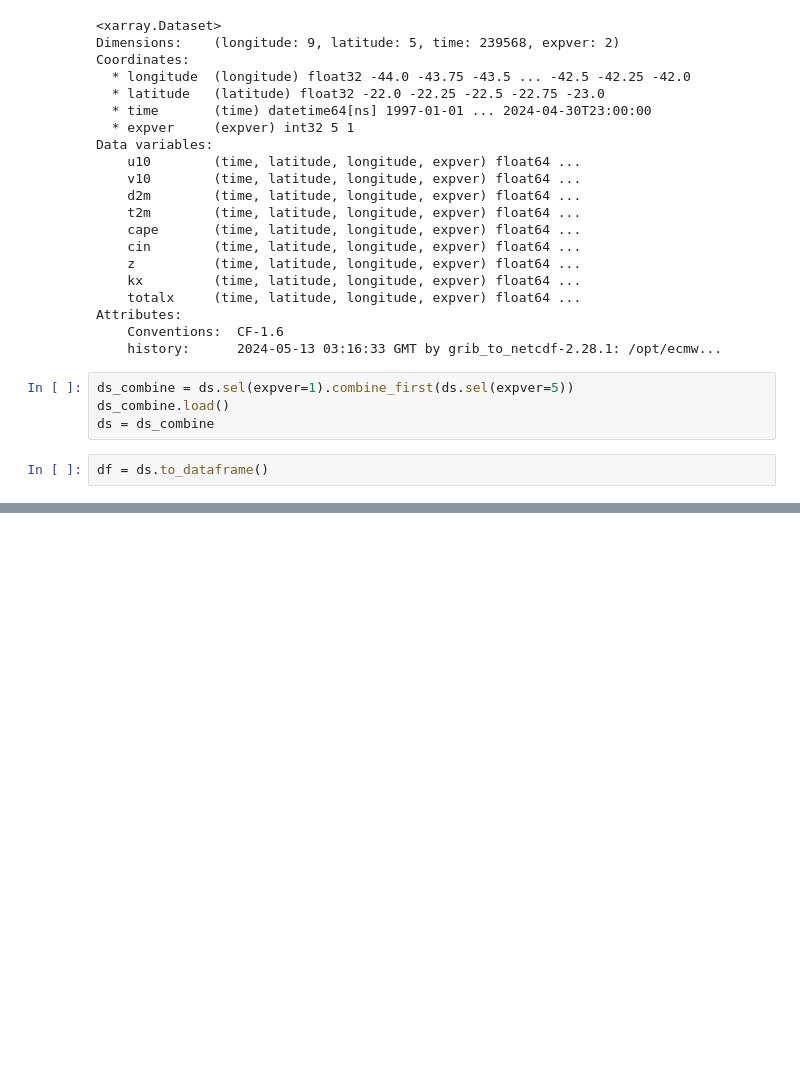
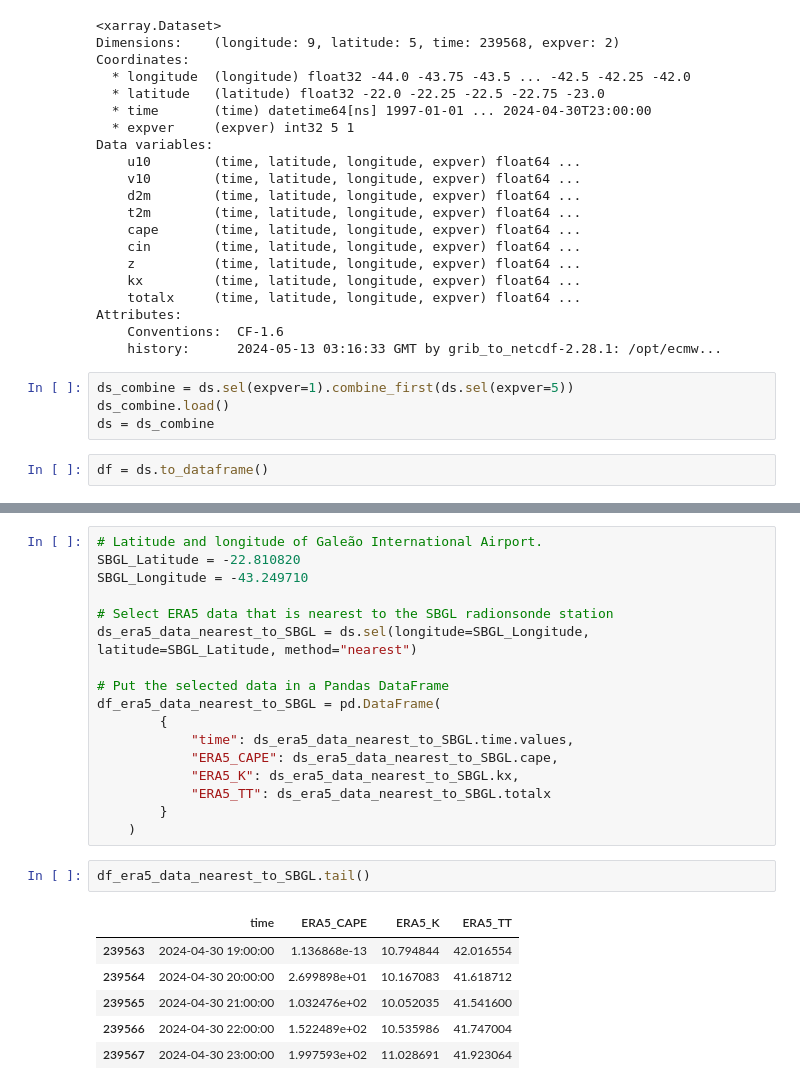
Before and after one commit to NietoCurcio/atmoseer, a Jupyter notebook: notebooks/ERA5.ipynb, the cells around one changed output, grey strips where cells are left out. Cells and saved outputs as stored; diff of their text form; blank space fills up the shorter version.

```diff
--- a/notebooks/ERA5.ipynb
+++ b/notebooks/ERA5.ipynb
@@ -915,3 +915,29 @@ df.head()
 |  |  | -43.50 | 0.208100 | 0.980350 | 294.113842 | 296.406242 | 23.463186 | NaN | 5870.200870 | 31.324856 | 40.679016 |
 |  |  | -43.25 | 0.169070 | 0.504905 | 294.473165 | 296.478486 | 13.026639 | NaN | 5499.108209 | 31.260746 | 40.975893 |
 |  |  | -43.00 | -0.032257 | -0.032296 | 294.529831 | 295.779367 | 5.865797 | NaN | 5750.529807 | 31.375512 | 40.911189 |
+# %%
+# Latitude and longitude of Galeão International Airport.
+SBGL_Latitude = -22.810820
+SBGL_Longitude = -43.249710
+
+# Select ERA5 data that is nearest to the SBGL radionsonde station
+ds_era5_data_nearest_to_SBGL = ds.sel(longitude=SBGL_Longitude, latitude=SBGL_Latitude, method="nearest")
+
+# Put the selected data in a Pandas DataFrame
+df_era5_data_nearest_to_SBGL = pd.DataFrame(
+        {
+            "time": ds_era5_data_nearest_to_SBGL.time.values,
+            "ERA5_CAPE": ds_era5_data_nearest_to_SBGL.cape,
+            "ERA5_K": ds_era5_data_nearest_to_SBGL.kx,
+            "ERA5_TT": ds_era5_data_nearest_to_SBGL.totalx
+        }
+    )
+# %%
+df_era5_data_nearest_to_SBGL.tail()
+# %% [output]
+|  | time | ERA5_CAPE | ERA5_K | ERA5_TT |
+| 239563 | 2024-04-30 19:00:00 | 1.136868e-13 | 10.794844 | 42.016554 |
+| 239564 | 2024-04-30 20:00:00 | 2.699898e+01 | 10.167083 | 41.618712 |
+| 239565 | 2024-04-30 21:00:00 | 1.032476e+02 | 10.052035 | 41.541600 |
+| 239566 | 2024-04-30 22:00:00 | 1.522489e+02 | 10.535986 | 41.747004 |
+| 239567 | 2024-04-30 23:00:00 | 1.997593e+02 | 11.028691 | 41.923064 |
```
Also changed, not shown: parts of 16 cells of this notebook, 4 other files.
